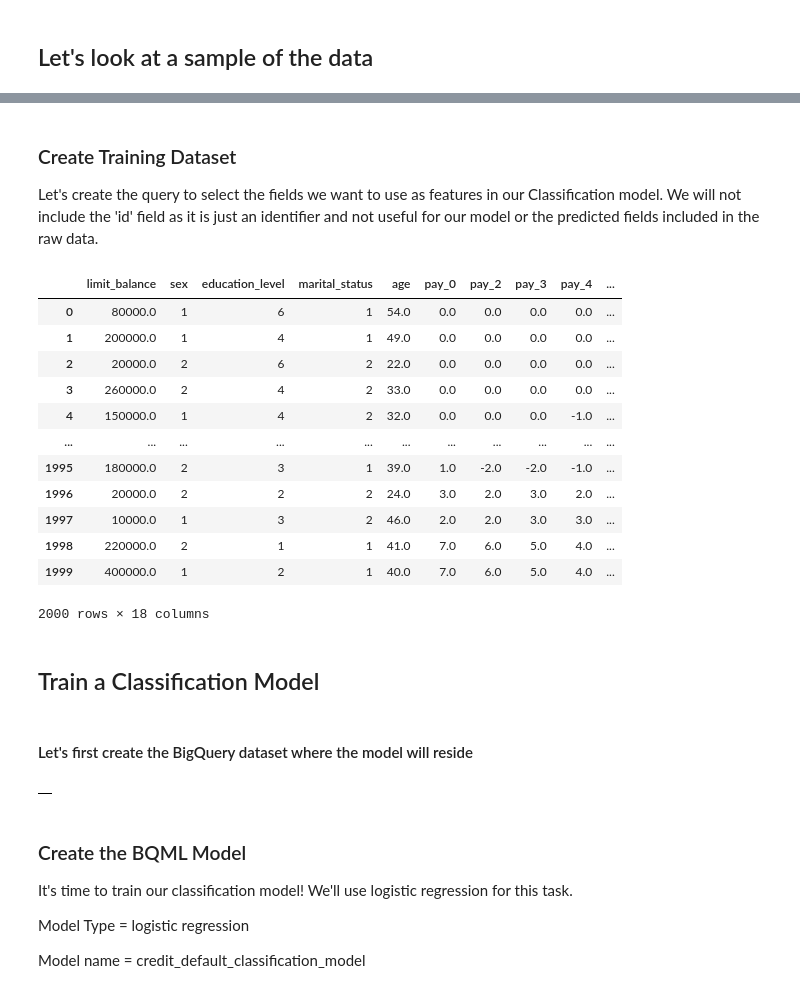
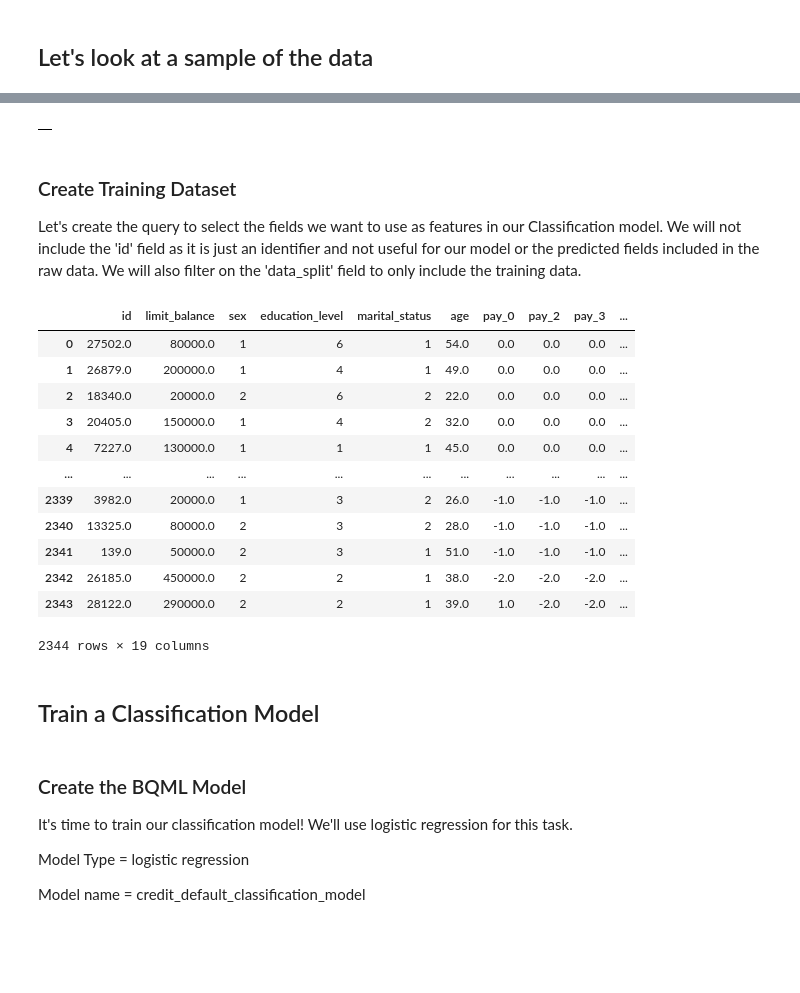
Before and after one commit to PacktPublishing/The-Definitive-Guide-to-Google-Vertex-AI, a Jupyter notebook: Chapter06/Big_Query_ML_1_Credit_Default_Prediction.ipynb, the cells around one changed output, grey strips where cells are left out. Saved outputs shown, nothing was run; the diff lists cells and outputs as text; code cells hidden in the pictures; blank space fills up the shorter version.

Commit message:
Updates to Chap6 notebook - BQML - credit default

```diff
--- a/Chapter06/Big_Query_ML_1_Credit_Default_Prediction.ipynb
+++ b/Chapter06/Big_Query_ML_1_Credit_Default_Prediction.ipynb
@@ -111,51 +126,68 @@ data
+# %%
+query = f"""
+CREATE OR REPLACE VIEW {Project_ID}.credit_default_dataset.credit_data_view
+AS SELECT *
+FROM
+(
+WITH
+  base_table AS (
+  SELECT
+    *,
+  FROM
+    `bigquery-public-data.ml_datasets.credit_card_default`)
+
+SELECT
+  *,
+  CASE
+    WHEN ABS(MOD(FARM_FINGERPRINT(CAST(id AS STRING)), 10)) < 8 THEN 'train'
+    WHEN ABS(MOD(FARM_FINGERPRINT(CAST(id AS STRING)), 10)) = 8 THEN 'validation'
+    WHEN ABS(MOD(FARM_FINGERPRINT(CAST(id AS STRING)), 10)) = 9 THEN 'test'
+END
+  AS data_split
+FROM
+  bigquery-public-data.ml_datasets.credit_card_default) o
+
+"""
+
+data_split = client.query(query).to_dataframe()
+data_split
+# %% [output]
+|  |
 # %% [markdown]
 ### Create Training Dataset
 Let's create the query to select the fields we want to use as features in our Classification model.
-We will not include the 'id' field as it is just an identifier and not useful for our model or the predicted fields included in the raw data.
+We will not include the 'id' field as it is just an identifier and not useful for our model or the predicted fields included in the raw data. We will also filter on the 'data_split' field to only include the training data.
 # %%
 
 train_data_query = f"""
 SELECT
-  limit_balance,sex,education_level,marital_status,age,pay_0,pay_2,pay_3,pay_4,bill_amt_5,bill_amt_6,
+  id, limit_balance,sex,education_level,marital_status,age,pay_0,pay_2,pay_3,pay_4,bill_amt_5,bill_amt_6,
   pay_amt_1,pay_amt_2,pay_amt_3,pay_amt_4,pay_amt_5,pay_amt_6,default_payment_next_month
 FROM
-  `bigquery-public-data.ml_datasets.credit_card_default`
-
-Limit 2000
+  `{Project_ID}.credit_default_dataset.credit_data_view`
+WHERE data_split = 'train'
 """
 # Run the query
 data = client.query(train_data_query).to_dataframe()
 
 # Preview the data
 data
 # %% [output]
-|  | limit_balance | sex | education_level | marital_status | age | pay_0 | pay_2 | pay_3 | pay_4 | ... |
-| 0 | 80000.0 | 1 | 6 | 1 | 54.0 | 0.0 | 0.0 | 0.0 | 0.0 | ... |
-| 1 | 200000.0 | 1 | 4 | 1 | 49.0 | 0.0 | 0.0 | 0.0 | 0.0 | ... |
-| 2 | 20000.0 | 2 | 6 | 2 | 22.0 | 0.0 | 0.0 | 0.0 | 0.0 | ... |
-| 3 | 260000.0 | 2 | 4 | 2 | 33.0 | 0.0 | 0.0 | 0.0 | 0.0 | ... |
-| 4 | 150000.0 | 1 | 4 | 2 | 32.0 | 0.0 | 0.0 | 0.0 | -1.0 | ... |
+|  | id | limit_balance | sex | education_level | marital_status | age | pay_0 | pay_2 | pay_3 | ... |
+| 0 | 27502.0 | 80000.0 | 1 | 6 | 1 | 54.0 | 0.0 | 0.0 | 0.0 | ... |
+| 1 | 26879.0 | 200000.0 | 1 | 4 | 1 | 49.0 | 0.0 | 0.0 | 0.0 | ... |
+| 2 | 18340.0 | 20000.0 | 2 | 6 | 2 | 22.0 | 0.0 | 0.0 | 0.0 | ... |
+| 3 | 20405.0 | 150000.0 | 1 | 4 | 2 | 32.0 | 0.0 | 0.0 | 0.0 | ... |
+| 4 | 7227.0 | 130000.0 | 1 | 1 | 1 | 45.0 | 0.0 | 0.0 | 0.0 | ... |
 | ... | ... | ... | ... | ... | ... | ... | ... | ... | ... | ... |
-| 1995 | 180000.0 | 2 | 3 | 1 | 39.0 | 1.0 | -2.0 | -2.0 | -1.0 | ... |
-| 1996 | 20000.0 | 2 | 2 | 2 | 24.0 | 3.0 | 2.0 | 3.0 | 2.0 | ... |
-| 1997 | 10000.0 | 1 | 3 | 2 | 46.0 | 2.0 | 2.0 | 3.0 | 3.0 | ... |
-| 1998 | 220000.0 | 2 | 1 | 1 | 41.0 | 7.0 | 6.0 | 5.0 | 4.0 | ... |
-| 1999 | 400000.0 | 1 | 2 | 1 | 40.0 | 7.0 | 6.0 | 5.0 | 4.0 | ... |
+| 2339 | 3982.0 | 20000.0 | 1 | 3 | 2 | 26.0 | -1.0 | -1.0 | -1.0 | ... |
+| 2340 | 13325.0 | 80000.0 | 2 | 3 | 2 | 28.0 | -1.0 | -1.0 | -1.0 | ... |
+| 2341 | 139.0 | 50000.0 | 2 | 3 | 1 | 51.0 | -1.0 | -1.0 | -1.0 | ... |
+| 2342 | 26185.0 | 450000.0 | 2 | 2 | 1 | 38.0 | -2.0 | -2.0 | -2.0 | ... |
+| 2343 | 28122.0 | 290000.0 | 2 | 2 | 1 | 39.0 | 1.0 | -2.0 | -2.0 | ... |
-2000 rows × 18 columns
+2344 rows × 19 columns
 # %% [markdown]
 ## Train a Classification Model
-# %% [markdown]
-#### Let's first create the BigQuery dataset where the model will reside
-# %%
-# Define the query statement
-query = f"""
-CREATE SCHEMA `{Project_ID}.credit_default_dataset`
-"""
-
-# Create the dataset
-dataset_status = client.query(query).to_dataframe()
-# %% [output]
-|  |
 # %% [markdown]
 ### Create the BQML Model
 
```
Also changed, not shown: parts of 8 cells of this notebook.
